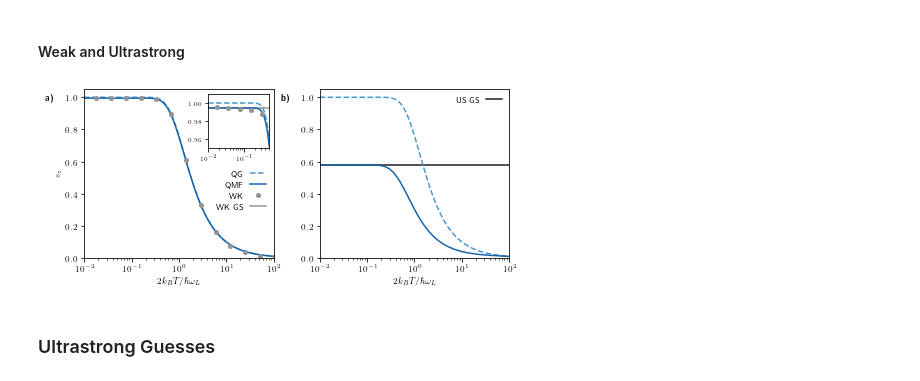
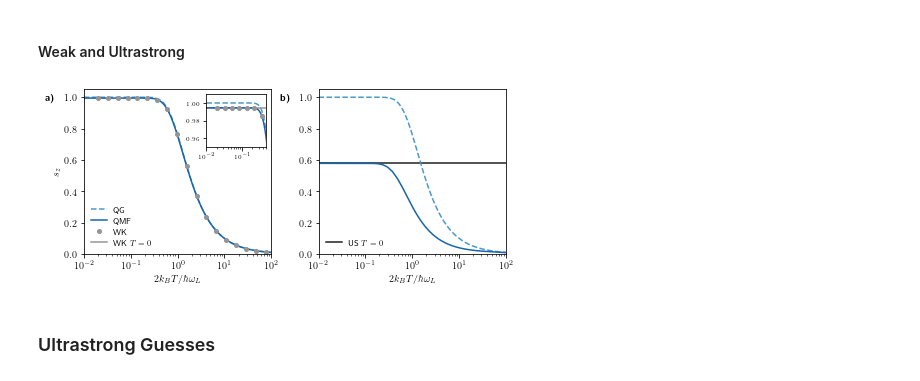
Before and after one commit to quantum-exeter/QuantumSpinDynamics, a Jupyter notebook: plot/plotStatics.ipynb, the cells around one changed output. Cells and saved outputs as stored; diff of their text form; code cells hidden in the pictures.

Commit message:
Weak coupling plots corrected.

```diff
--- a/plot/plotStatics.ipynb
+++ b/plot/plotStatics.ipynb
@@ -196,8 +196,8 @@ data3D_prme = np.array(pd.read_csv(r'../paper_data/qu_MFGS_3D_prme_5.csv'))
 data3D_prme_cl = np.array(pd.read_csv(r'C://Users//crh222//ClassicalSpinMFGS//paper_data//cl_MFGS_3D_prme.csv'))
 
 #### prmc - Weak ####
-data3D_wk = np.array(pd.read_csv(r'../paper_data/WK_prmc.csv'))
-data3D_MFGS_wk = np.array(pd.read_csv(r'../paper_data/MFGS_WK_prmc.csv'))
+data3D_wk = np.array(pd.read_csv(r'../paper_data/WK_analytical_prmc.csv'))
+data3D_MFGS_wk = np.array(pd.read_csv(r'../paper_data/WK_MFGS_prmc.csv'))
 
 # #### Ultrastrong ####
 data3D_MFGS_us_prmg = np.array(pd.read_csv(r'C://Users//crh222//Dropbox//PhD//1. 3D Project//Data//Ultrastrong//qu_MFGS_3D_prmg_5.csv'))
@@ -315,43 +315,44 @@ for i in [0, 1]:
 def clGibbs(T):
     return(1/np.tanh(1/T) - T)
 
 ##### Weak ######
 
 ax[0].semilogx(dataG_qu[:,0], dataG_qu[:,3], color=bcmap(0.6), linestyle='--', label='QG') # Gibbs
-ax[0].semilogx(data3D_MFGS_wk[:,0], data3D_MFGS_wk[:,3], color=bcmap(0.8), label='QMF') # MFGS
-ax[0].semilogx(2*data3D_wk[:,0], 2*data3D_wk[:,1], 'o', markersize=4, label='WK', color=rcmap(0.5)) # Weak Approximation
+ax[0].semilogx(data3D_MFGS_wk[:,0], data3D_MFGS_wk[:,1], color=bcmap(0.8), label='QMF') # MFGS
+ax[0].semilogx(2*data3D_wk[:,0], data3D_wk[:,1], 'o', markersize=4, label='WK', color=rcmap(0.5)) # Weak Approximation
 
 axins0 = inset_axes(ax[0], width="32%", height="32%", loc=1, borderpad=0.6)
 axins0.semilogx(dataG_qu[:,0], dataG_qu[:,3], color=bcmap(0.6), linestyle='--')
-axins0.axhline(0.9944444986615101, color=rcmap(0.5), label='WK GS')
-axins0.semilogx(data3D_MFGS_wk[:,0], data3D_MFGS_wk[:,3], color=bcmap(0.8))
-axins0.semilogx(2*data3D_wk[:,0], 2*data3D_wk[:,1], 'o', markersize=4, color=rcmap(0.5))
+axins0.axhline(0.9944940859343847, color=rcmap(0.5), label='WK $T=0$')
+axins0.semilogx(data3D_MFGS_wk[:,0], data3D_MFGS_wk[:,1], color=bcmap(0.8))
+axins0.semilogx(2*data3D_wk[:,0], data3D_wk[:,1], 'o', markersize=4, color=rcmap(0.5))
+
 axins0.tick_params(labelsize=6)
 
 axins0.set_xlim(1.0e-2, 0.5)
 axins0.set_ylim(0.95, 1.01)
 
 ##### Ultrastrong #####
 
 ax[1].semilogx(dataG_qu[:,0], dataG_qu[:,3], color=bcmap(0.6), linestyle='--') # Gibbs
 ax[1].semilogx(data3D_MFGS_us_prmk[:,0], data3D_MFGS_us_prmk[:,1], color=bcmap(0.8)) # MFGS
-ax[1].axhline(1/np.sqrt(3), color=rcmap(0.9), label='US GS', zorder=0)
+ax[1].axhline(1/np.sqrt(3), color=rcmap(0.9), label='US $T=0$', zorder=0)
 
 ax[0].text(0.15e-2, 0.98, '\\textbf{a)}')
 ax[1].text(0.15e-2, 0.98, '\\textbf{b)}')
 
 handles, labels = ax[0].get_legend_handles_labels()
 handles1, labels1 = axins0.get_legend_handles_labels()
 
-ax[0].legend(handles+handles1, labels+labels1, ncol=1, loc=(0.68, 0.26), frameon=False, markerfirst=False)
-ax[1].legend(ncol=1, loc='upper right', frameon=False, markerfirst=False)
+ax[0].legend(handles+handles1, labels+labels1, ncol=1, loc='lower left', frameon=False)
+ax[1].legend(ncol=1, loc='lower left', frameon=False)
 
 fig.tight_layout(w_pad = 0.5)
 
-# plt.savefig('/Users/charliehogg/test.pdf', dpi=300) # Export for Mac
+plt.savefig('/Users/charliehogg/Dropbox/PhD/1. 3D Project/Paper/Graphs/wk_us.pdf', dpi=300) # Export for Mac
 # plt.savefig('C://Users//crh222//Dropbox//PhD//1. 3D Project//Graphs//Paper//wk_us.pdf', dpi=300) # Export for Windows
 # %% [output]
-[figure, old version]
+[figure, new version]
 # %% [markdown]
 ### Ultrastrong Guesses ###
 # %%
```
Also changed, not shown: parts of 1 cell of this notebook.
